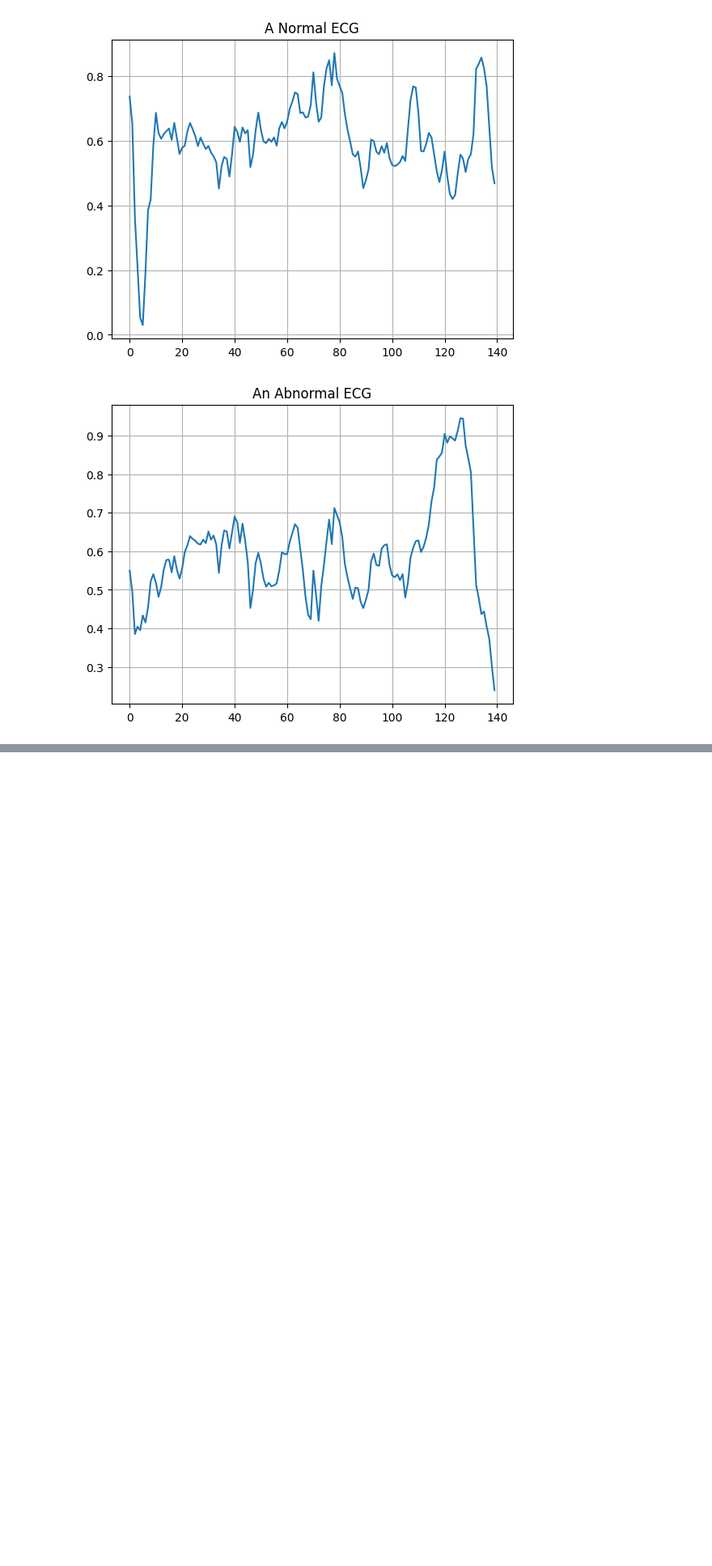
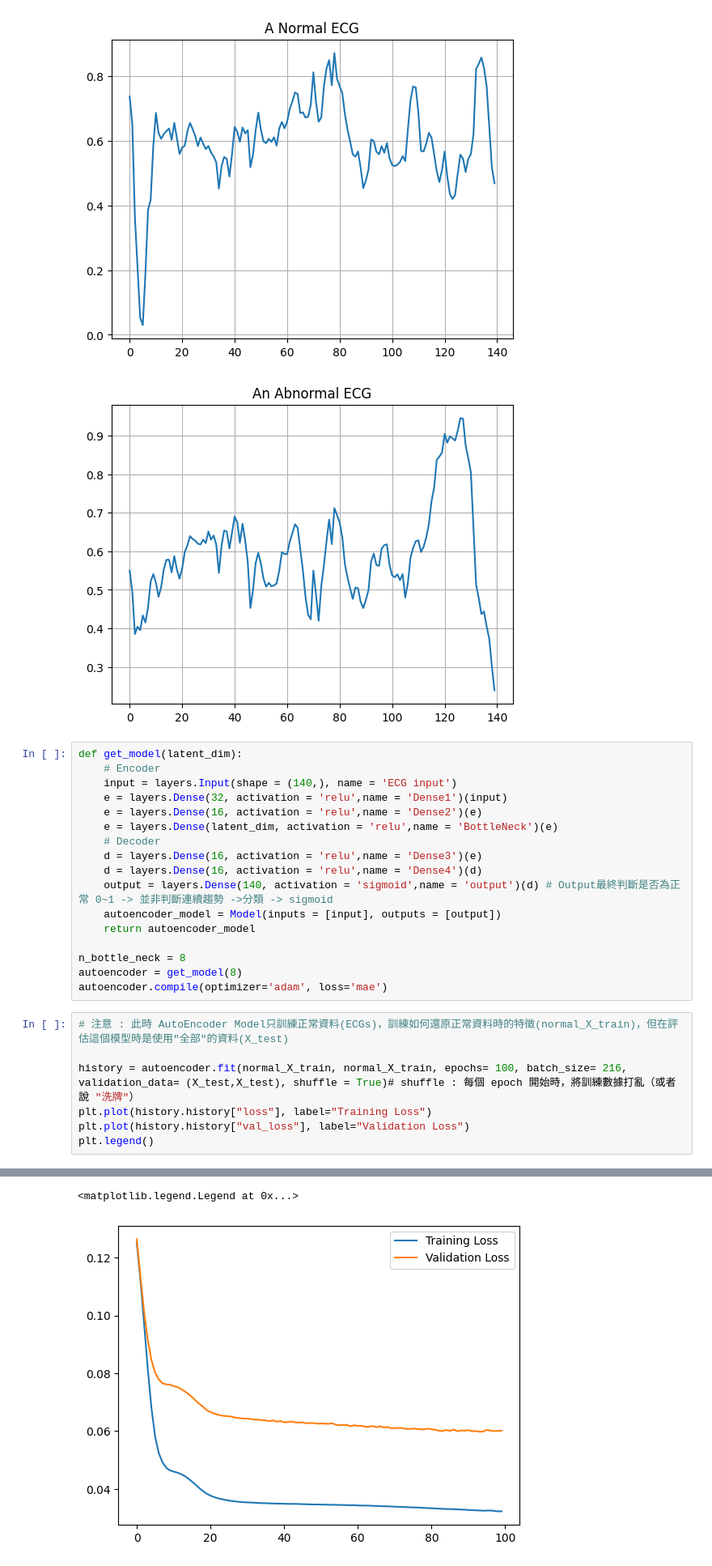
Before and after one commit to joshsmiththenoob/DeepLearning_Knowledge, a Jupyter notebook: AutoEncoder_AnomalyDetection_Training_TFdoc.ipynb, the cells around one changed output, grey strips where cells are left out. Shown at 81% size. Saved outputs shown, nothing was run; the diff lists cells and outputs as text; blank space fills up the shorter version.

Commit message:
AutoEncoder_AnomalyDetection_Training_TFdoc Finished

```diff
--- a/AutoEncoder_AnomalyDetection_Training_TFdoc.ipynb
+++ b/AutoEncoder_AnomalyDetection_Training_TFdoc.ipynb
@@ -75,3 +81,28 @@ plt.show()
 # %% [output]
 [figure]
 [figure]
+# %%
+def get_model(latent_dim):
+    # Encoder
+    input = layers.Input(shape = (140,), name = 'ECG input')
+    e = layers.Dense(32, activation = 'relu',name = 'Dense1')(input)
+    e = layers.Dense(16, activation = 'relu',name = 'Dense2')(e)
+    e = layers.Dense(latent_dim, activation = 'relu',name = 'BottleNeck')(e)
+    # Decoder
+    d = layers.Dense(16, activation = 'relu',name = 'Dense3')(e)
+    d = layers.Dense(16, activation = 'relu',name = 'Dense4')(d)
+    output = layers.Dense(140, activation = 'sigmoid',name = 'output')(d) # Output最終判斷是否為正常 0~1 -> 並非判斷連續趨勢 ->分類 -> sigmoid
+    autoencoder_model = Model(inputs = [input], outputs = [output])
+    return autoencoder_model
+
+n_bottle_neck = 8
+autoencoder = get_model(8)
+autoencoder.compile(optimizer='adam', loss='mae')
+# %%
+# 注意 : 此時 AutoEncoder Model只訓練正常資料(ECGs)，訓練如何還原正常資料時的特徵(normal_X_train)，但在評估這個模型時是使用"全部"的資料(X_test)
+
+history = autoencoder.fit(normal_X_train, normal_X_train, epochs= 100, batch_size= 216, validation_data= (X_test,X_test), shuffle = True)# shuffle : 每個 epoch 開始時，將訓練數據打亂（或者說 "洗牌"）
+plt.plot(history.history["loss"], label="Training Loss")
+plt.plot(history.history["val_loss"], label="Validation Loss")
+plt.legend()
+# %% [output]
@@ -77,0 +126,2 @@ plt.show()
+<matplotlib.legend.Legend at 0x...>
+[figure, added]
```
Also changed, not shown: parts of 9 cells of this notebook.
